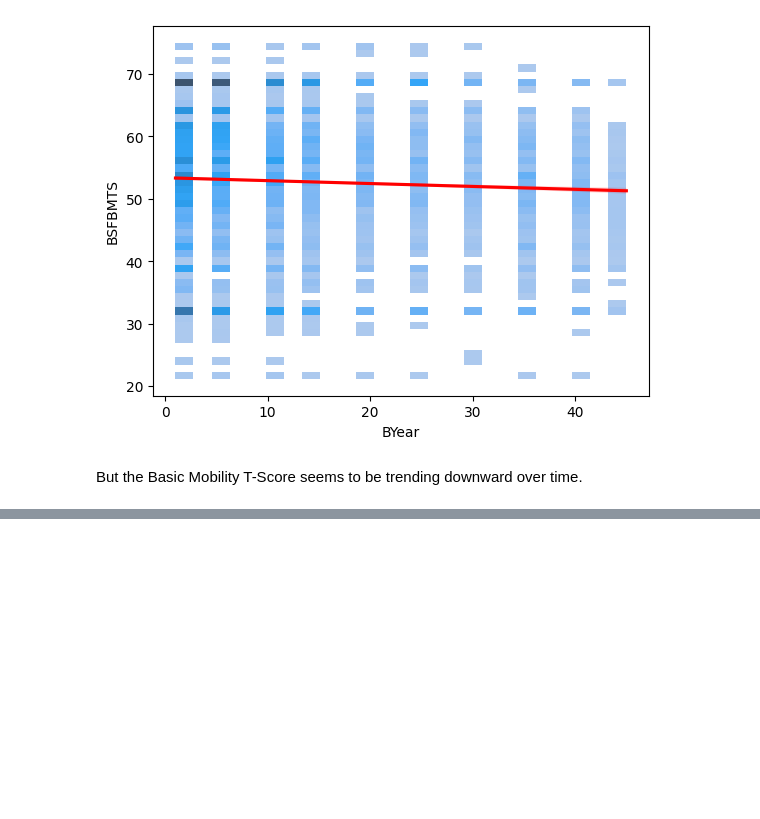
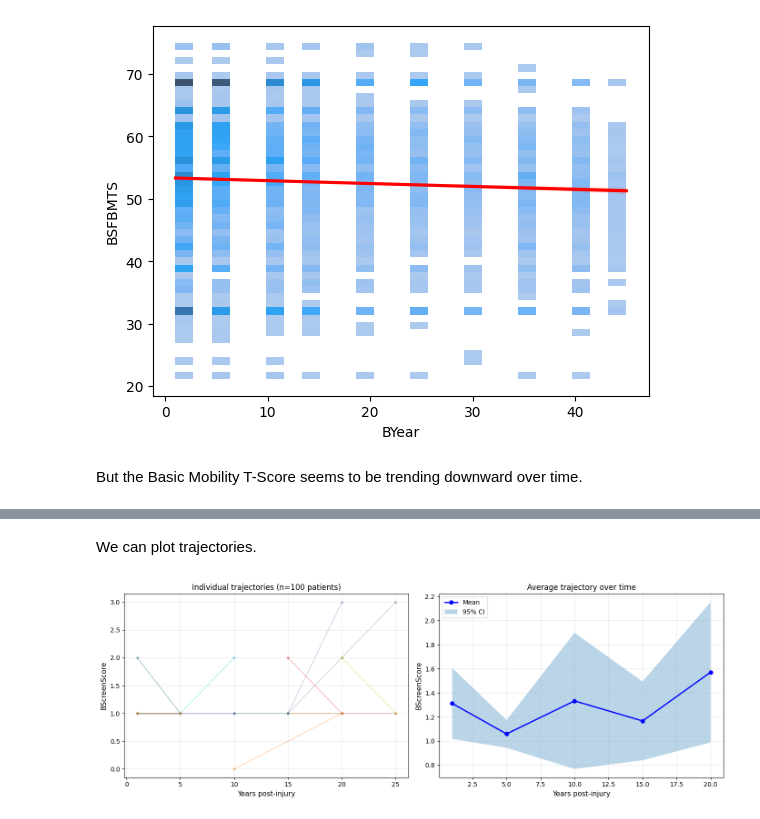
Before and after one commit to igoumiri/spinal, a Jupyter notebook: analysis.ipynb, the cells around one changed output, grey strips where cells are left out. Drawn from its saved outputs; the diff is of its cells as text; code cells hidden in the pictures; blank space fills up the shorter version.

```diff
--- a/analysis.ipynb
+++ b/analysis.ipynb
@@ -2150,0 +1063,6 @@ weighted avg       0.00      0.06      0.01       464
+# %% [markdown]
+We can plot trajectories.
+# %%
+plot_trajectories(df, "BScreenScore", "AFunctionalAltAltScore")
+# %% [output]
+[figure, added]
```
Also changed, not shown: parts of 143 cells of this notebook.
